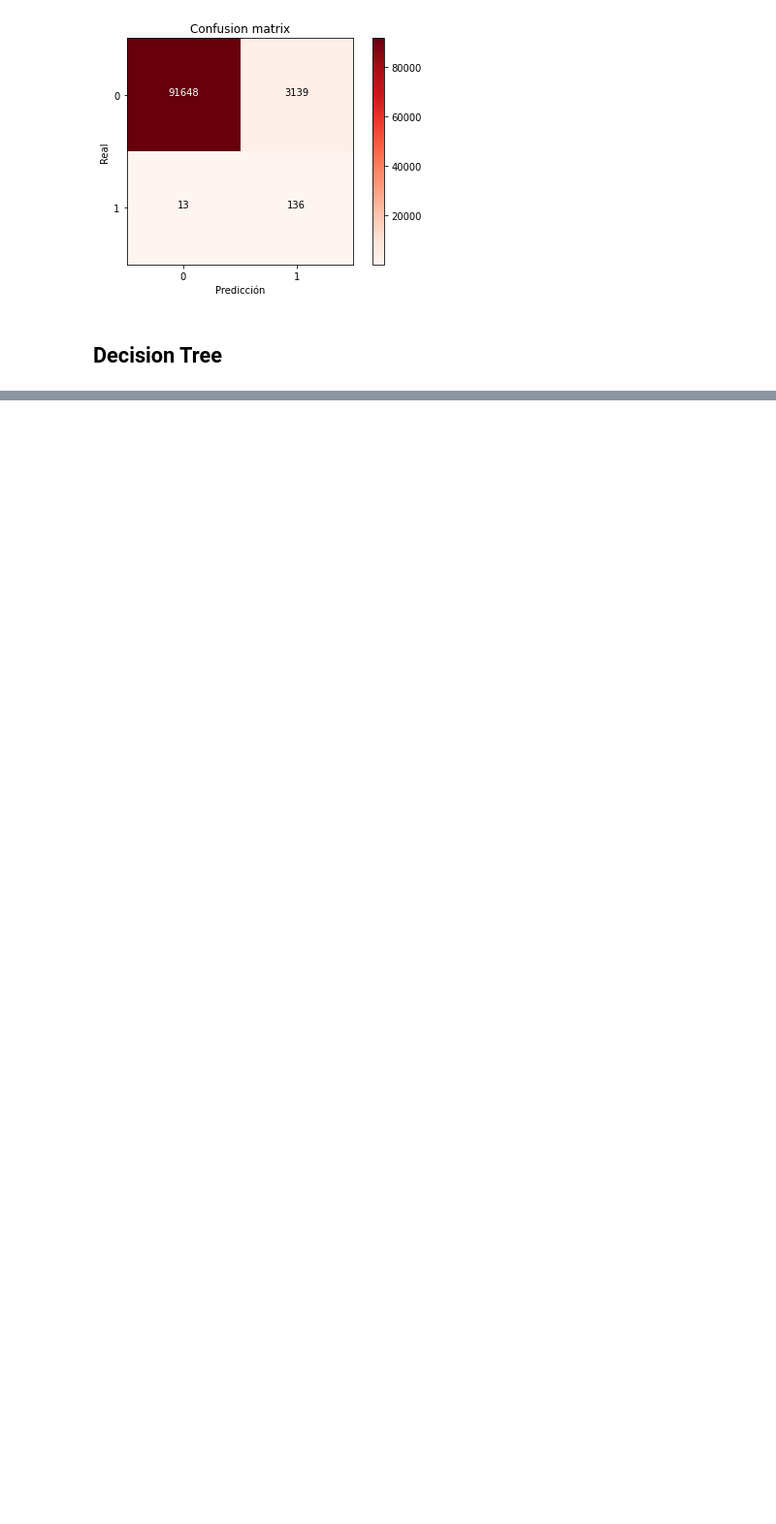
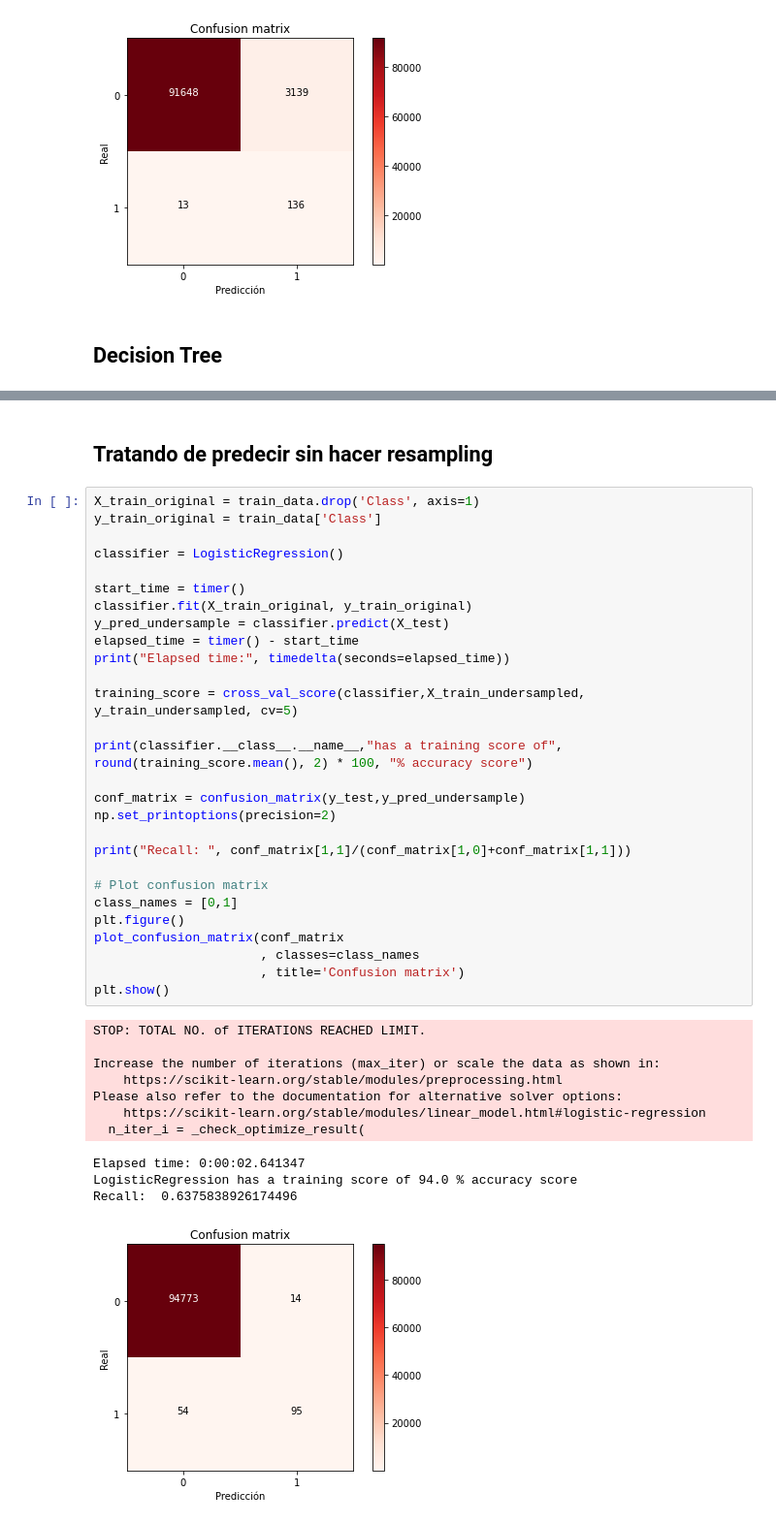
Before and after one commit to gamanc/AnomalyDetection, a Jupyter notebook: AnomalyDetection.ipynb, the cells around one changed output, grey strips where cells are left out. Shown at 97% size. Drawn from its saved outputs; the diff is of its cells as text; blank space fills up the shorter version.

```diff
--- a/AnomalyDetection.ipynb
+++ b/AnomalyDetection.ipynb
@@ -336,0 +350,42 @@ Recall metric in the testing dataset:  0.9194630872483222
+# %% [markdown]
+## Tratando de predecir sin hacer resampling
+# %%
+X_train_original = train_data.drop('Class', axis=1)
+y_train_original = train_data['Class']
+
+classifier = LogisticRegression()
+
+start_time = timer()
+classifier.fit(X_train_original, y_train_original)
+y_pred_undersample = classifier.predict(X_test)
+elapsed_time = timer() - start_time
+print("Elapsed time:", timedelta(seconds=elapsed_time))
+
+training_score = cross_val_score(classifier,X_train_undersampled, y_train_undersampled, cv=5)
+
+print(classifier.__class__.__name__,"has a training score of", round(training_score.mean(), 2) * 100, "% accuracy score")
+
+conf_matrix = confusion_matrix(y_test,y_pred_undersample)
+np.set_printoptions(precision=2)
+
+print("Recall: ", conf_matrix[1,1]/(conf_matrix[1,0]+conf_matrix[1,1]))
+
+# Plot confusion matrix
+class_names = [0,1]
+plt.figure()
+plot_confusion_matrix(conf_matrix
+                      , classes=class_names
+                      , title='Confusion matrix')
+plt.show()
+# %% [output]
+STOP: TOTAL NO. of ITERATIONS REACHED LIMIT.
+
+Increase the number of iterations (max_iter) or scale the data as shown in:
+    https://scikit-learn.org/stable/modules/preprocessing.html
+Please also refer to the documentation for alternative solver options:
+    https://scikit-learn.org/stable/modules/linear_model.html#logistic-regression
+  n_iter_i = _check_optimize_result(
+Elapsed time: 0:00:02.641347
+LogisticRegression has a training score of 94.0 % accuracy score
+Recall:  0.6375838926174496
+[figure, added]
```
Also changed, not shown: parts of 12 cells of this notebook.
